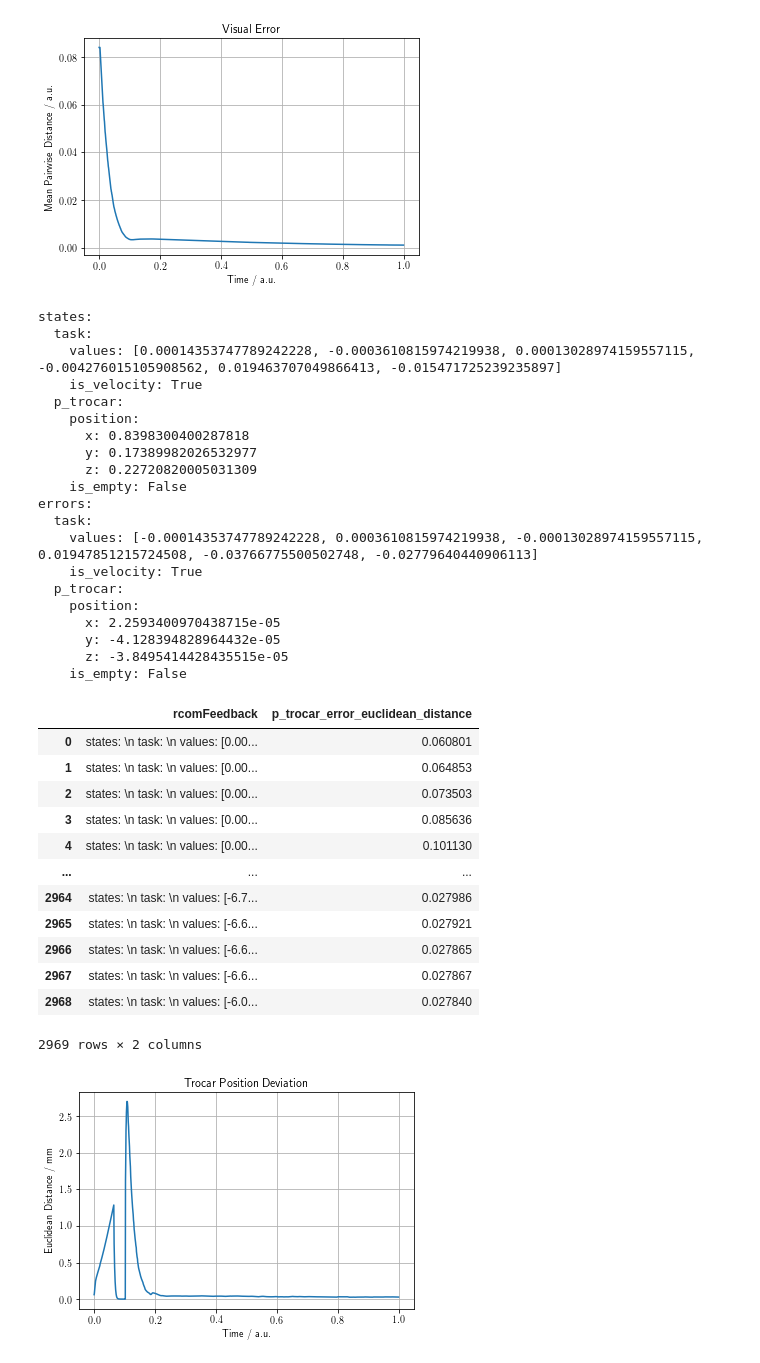
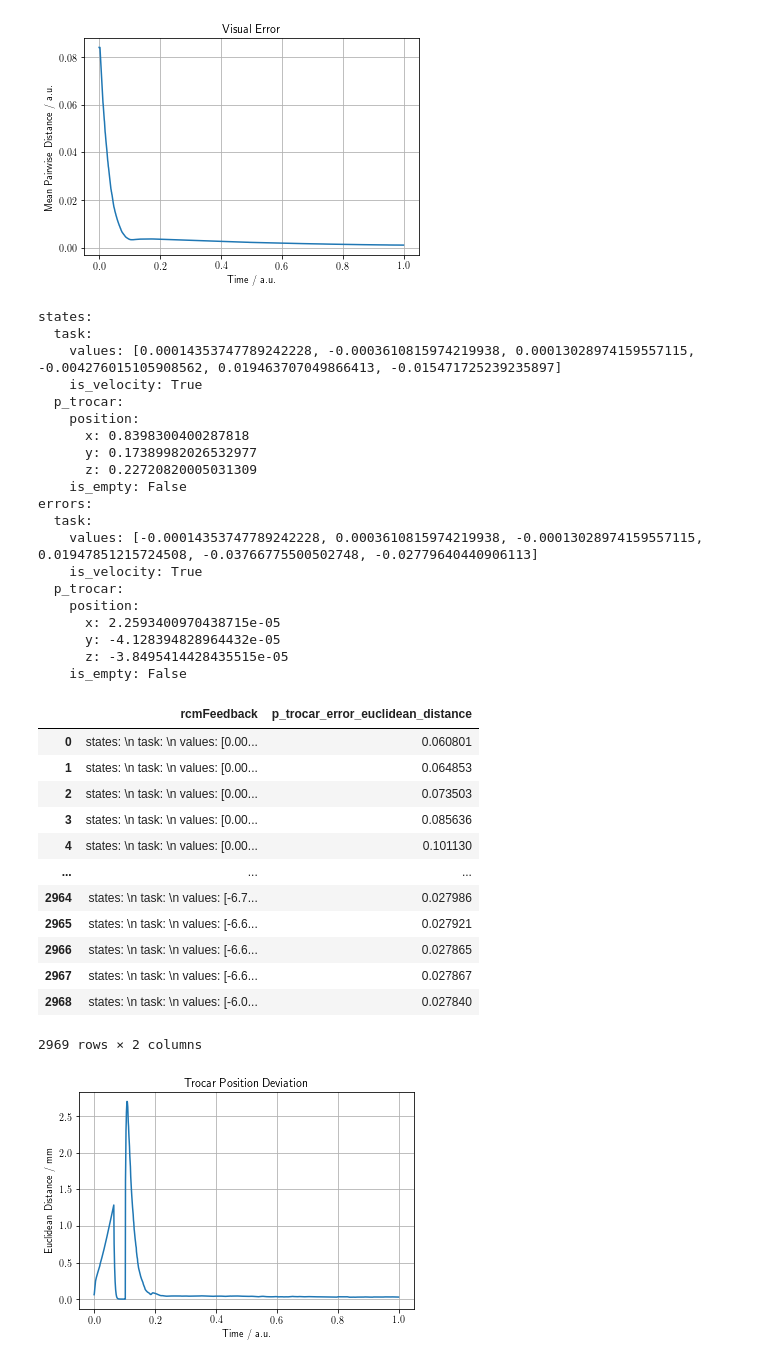
Before and after one commit to RViMLab/h_rcm_vs_ws, a Jupyter notebook: src/rcm_eval/notebooks/rcm_eval.ipynb, the cells around one changed output. Cells and saved outputs as stored; diff of their text form; code cells hidden in the pictures.

Commit message:
rcom -> rcm

```diff
--- a/src/rcom_eval/notebooks/rcom_eval.ipynb
+++ b/src/rcm_eval/notebooks/rcm_eval.ipynb
@@ -40,38 +40,38 @@ plt.savefig('visual_error.pdf')
 # %% [output]
 [figure]
 # %%
-df_fb = pd.read_pickle('../data/h_rcom_vs_feedback.pkl')
+df_fb = pd.read_pickle('../data/h_rcm_vs_feedback.pkl')
 
 # compute euclidean distance on trocar position error
-df_fb['p_trocar_error_euclidean_distance'] = df_fb['rcomFeedback'].apply(
+df_fb['p_trocar_error_euclidean_distance'] = df_fb['rcmFeedback'].apply(
     lambda x:
         np.linalg.norm(np.array([x.errors.p_trocar.position.x, x.errors.p_trocar.position.y, x.errors.p_trocar.position.z])*1.e3)
 )
 
-print(df_fb['rcomFeedback'][0])
+print(df_fb['rcmFeedback'][0])
 df_fb
 # %% [output]
 states:
   task:
     values: [0.00014353747789242228, -0.0003610815974219938, 0.00013028974159557115, -0.004276015105908562, 0.019463707049866413, -0.015471725239235897]
     is_velocity: True
   p_trocar:
     position:
       x: 0.8398300400287818
       y: 0.17389982026532977
       z: 0.22720820005031309
     is_empty: False
 errors:
   task:
     values: [-0.00014353747789242228, 0.0003610815974219938, -0.00013028974159557115, 0.01947851215724508, -0.03766775500502748, -0.02779640440906113]
     is_velocity: True
   p_trocar:
     position:
       x: 2.2593400970438715e-05
       y: -4.128394828964432e-05
       z: -3.8495414428435515e-05
     is_empty: False
-|  | rcomFeedback | p_trocar_error_euclidean_distance |
+|  | rcmFeedback | p_trocar_error_euclidean_distance |
 | 0 | states: \n task: \n values: [0.00... | 0.060801 |
 | 1 | states: \n task: \n values: [0.00... | 0.064853 |
 | 2 | states: \n task: \n values: [0.00... | 0.073503 |
```
Also changed, not shown: parts of 2 cells of this notebook, 18 other files.
